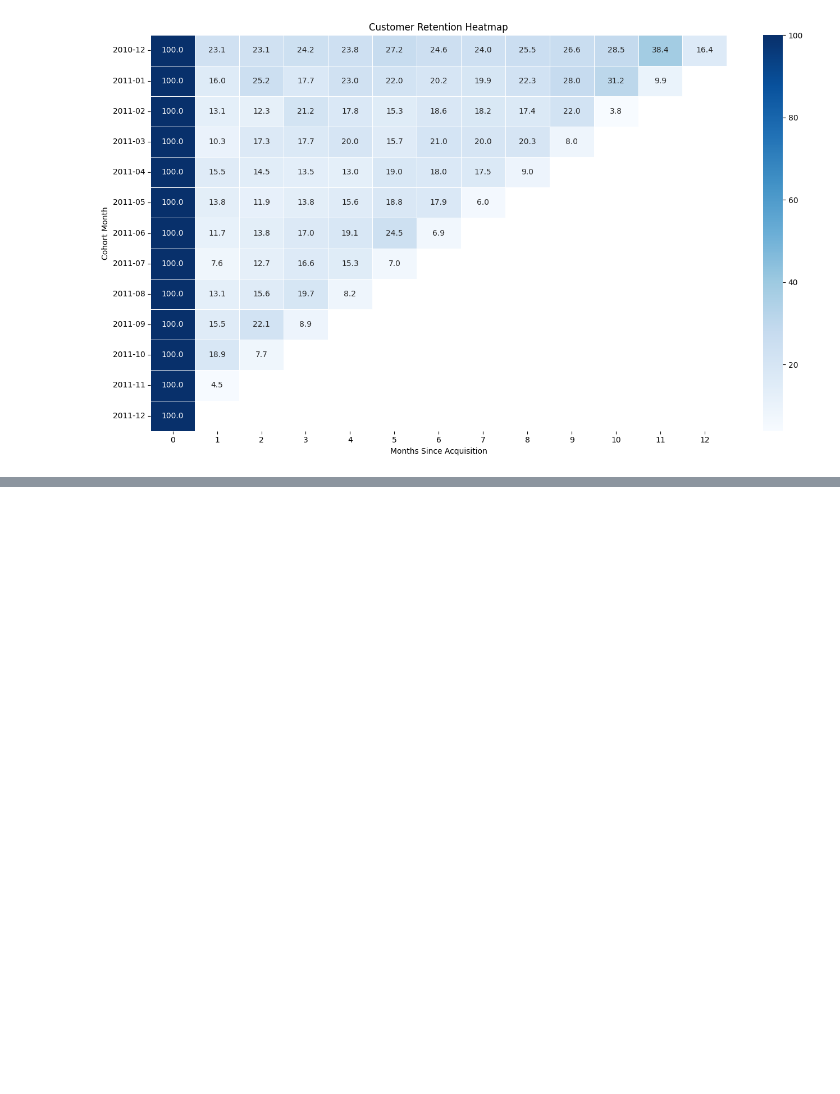
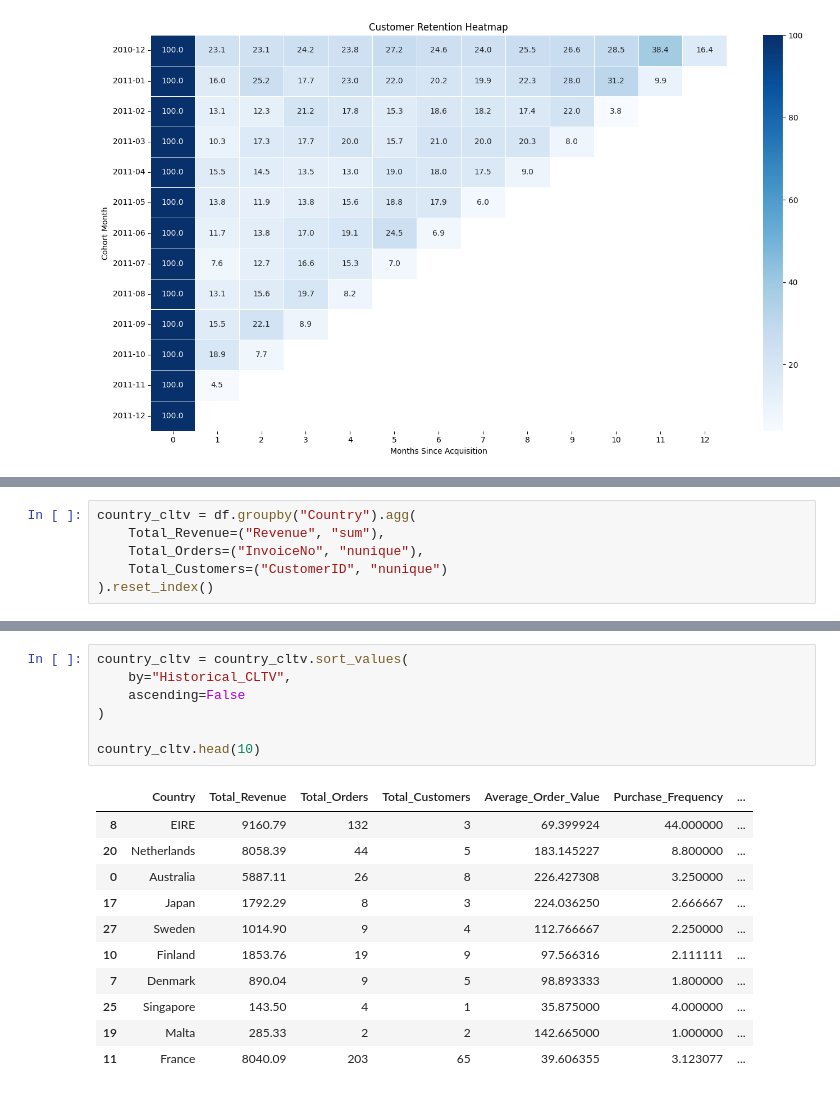
Before and after one commit to ThejaswiBhat/Internship-Project-1, a Jupyter notebook: Notebooks/cohort_retention_cltv_analysis.ipynb.ipynb, the cells around one changed output, grey strips where cells are left out. Drawn from its saved outputs; the diff is of its cells as text; blank space fills up the shorter version.

```diff
--- a/Notebooks/cohort_retention_cltv_analysis.ipynb.ipynb
+++ b/Notebooks/cohort_retention_cltv_analysis.ipynb.ipynb
@@ -404,0 +328,6 @@ customer_summary.head()
+# %%
+country_cltv = df.groupby("Country").agg(
+    Total_Revenue=("Revenue", "sum"),
+    Total_Orders=("InvoiceNo", "nunique"),
+    Total_Customers=("CustomerID", "nunique")
+).reset_index()
@@ -404,0 +395,19 @@ customer_summary.head()
+# %%
+country_cltv = country_cltv.sort_values(
+    by="Historical_CLTV",
+    ascending=False
+)
+
+country_cltv.head(10)
+# %% [output]
+|  | Country | Total_Revenue | Total_Orders | Total_Customers | Average_Order_Value | Purchase_Frequency | ... |
+| 8 | EIRE | 9160.79 | 132 | 3 | 69.399924 | 44.000000 | ... |
+| 20 | Netherlands | 8058.39 | 44 | 5 | 183.145227 | 8.800000 | ... |
+| 0 | Australia | 5887.11 | 26 | 8 | 226.427308 | 3.250000 | ... |
+| 17 | Japan | 1792.29 | 8 | 3 | 224.036250 | 2.666667 | ... |
+| 27 | Sweden | 1014.90 | 9 | 4 | 112.766667 | 2.250000 | ... |
+| 10 | Finland | 1853.76 | 19 | 9 | 97.566316 | 2.111111 | ... |
+| 7 | Denmark | 890.04 | 9 | 5 | 98.893333 | 1.800000 | ... |
+| 25 | Singapore | 143.50 | 4 | 1 | 35.875000 | 4.000000 | ... |
+| 19 | Malta | 285.33 | 2 | 2 | 142.665000 | 1.000000 | ... |
+| 11 | France | 8040.09 | 203 | 65 | 39.606355 | 3.123077 | ... |
```
Also changed, not shown: parts of 36 cells of this notebook.
